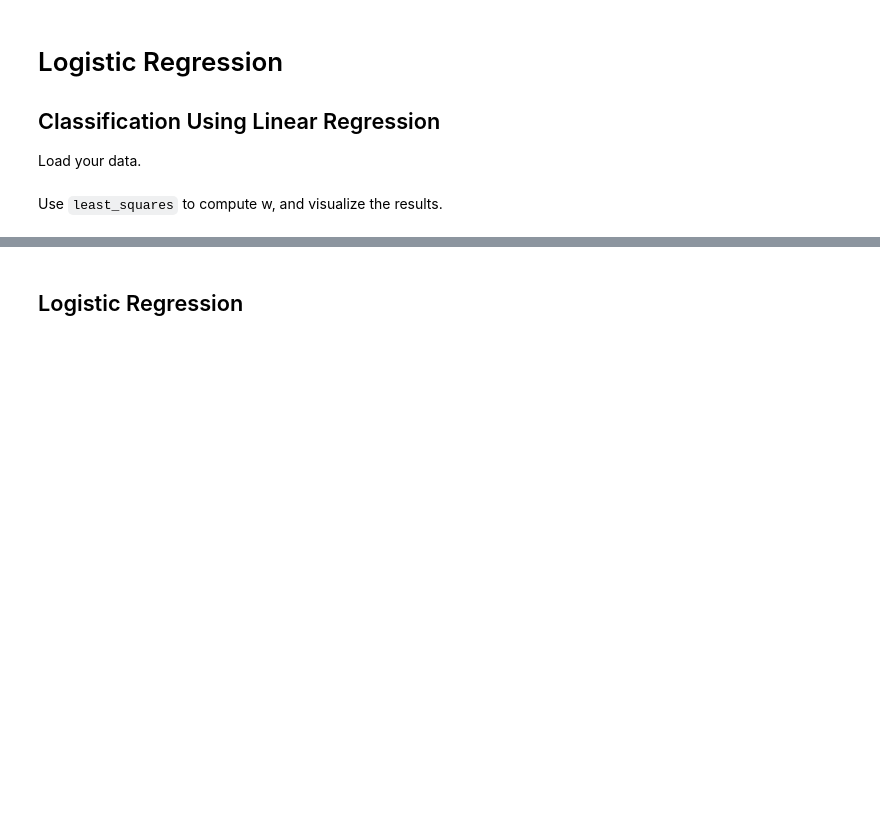
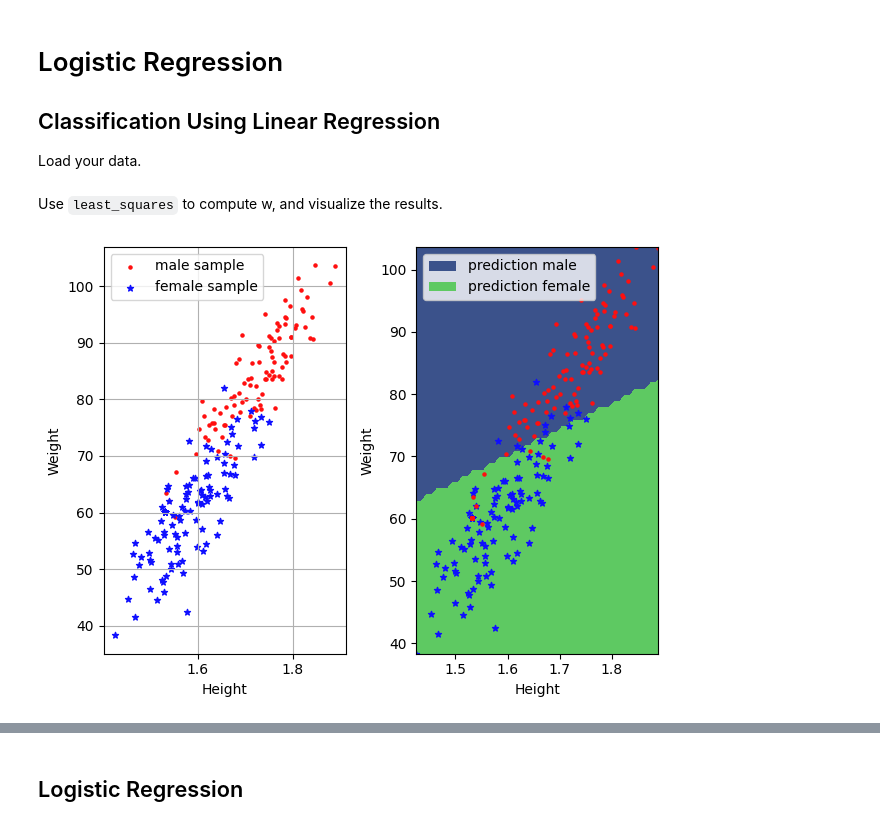
Before and after one commit to Shakikii/ML_course, a Jupyter notebook: labs/ex05/template/ex05.ipynb, the cells around one changed output, grey strips where cells are left out. Drawn from its saved outputs; the diff is of its cells as text; code cells hidden in the pictures; blank space fills up the shorter version.

```diff
--- a/labs/ex05/template/ex05.ipynb
+++ b/labs/ex05/template/ex05.ipynb
@@ -32,28 +30,33 @@ Use `least_squares` to compute w, and visualize the results.
 # %%
 from least_squares import least_squares
 from plots import visualization
 
 
 def least_square_classification_demo(y, x):
     """Least square demo
 
     Args:
         y:  shape=(N, 1)
         x:  shape=(N, 2)
     """
     # classify the data by linear regression
     tx = np.c_[np.ones((y.shape[0], 1)), x]
     # ***************************************************
-    # INSERT YOUR CODE HERE
-    # classify the data by linear regression: TODO
+    # Add the intercept term (bias) to the standardized data
+    tx = np.c_[np.ones((y.shape[0], 1)), x]
+
+    # Perform least squares regression
+    w, mse = least_squares(y, tx)
     # ***************************************************
     # w = least squares with respect to tx and y
 
     # visualize your classification.
     visualization(y, x, mean_x, std_x, w, "classification_by_least_square")
 
 
 least_square_classification_demo(y, x)
+# %% [output]
+[figure, added]
 # %% [markdown]
 #### The `least_square_classification_demo` is expected to show
 
```
Also changed, not shown: parts of 13 cells of this notebook, 5 other files.
